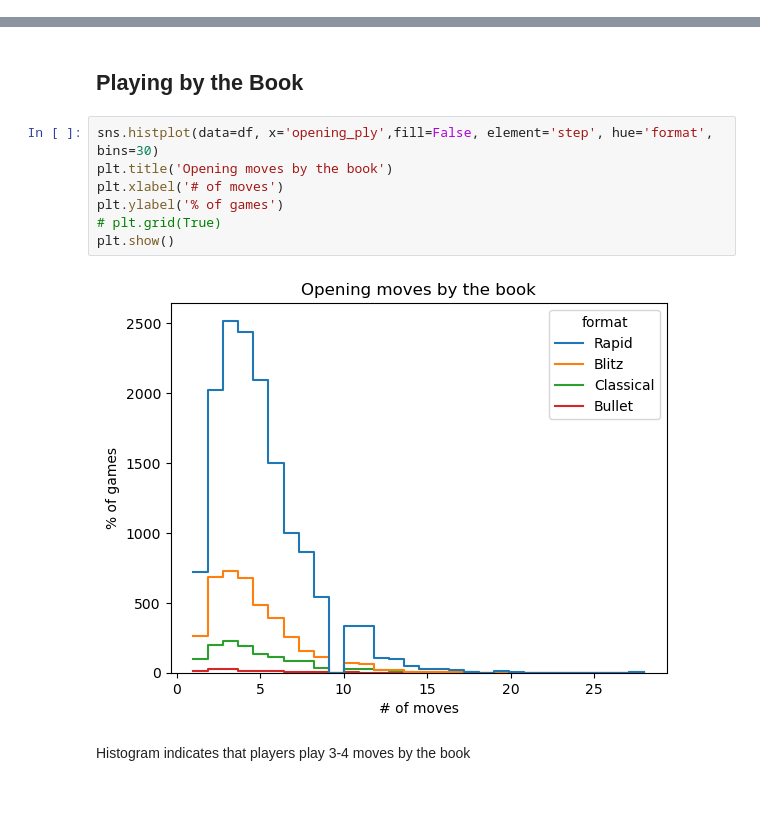
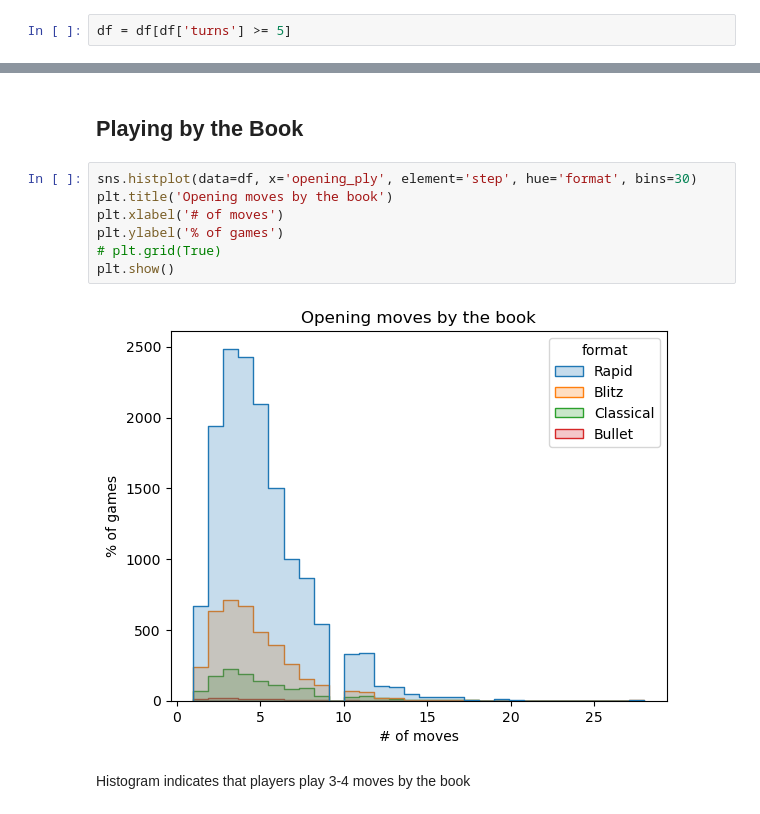
Before and after one commit to avezshariq/DataScience, a Jupyter notebook: chess/lichess.ipynb, the cells around one changed output, grey strips where cells are left out. Cells and saved outputs as stored; diff of their text form.

```diff
--- a/chess/lichess.ipynb
+++ b/chess/lichess.ipynb
@@ -57,3 +60,5 @@ As `White` win and `Black` win percentages are close to each other, we can say t
+# %%
+df = df[df['turns'] >= 5]
 # %% [markdown]
 ## Nature of Victory
 # %%
@@ -239,13 +244,13 @@ The graphs follow normal distribution which is expected. But the sudden spike at
 # %% [markdown]
 ## Playing by the Book
 # %%
-sns.histplot(data=df, x='opening_ply',fill=False, element='step', hue='format', bins=30)
+sns.histplot(data=df, x='opening_ply', element='step', hue='format', bins=30)
 plt.title('Opening moves by the book')
 plt.xlabel('# of moves')
 plt.ylabel('% of games')
 # plt.grid(True)
 plt.show()
 # %% [output]
-[figure, old version]
+[figure, new version]
 # %% [markdown]
 Histogram indicates that players play 3-4 moves by the book
```
Also changed, not shown: parts of 23 cells of this notebook.
